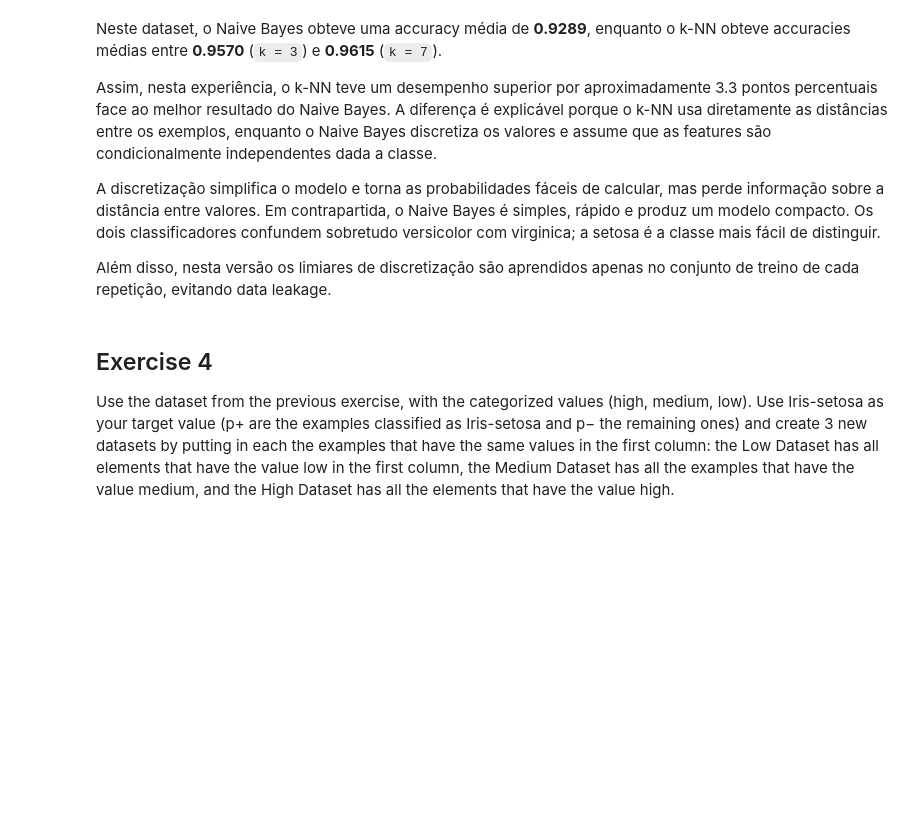
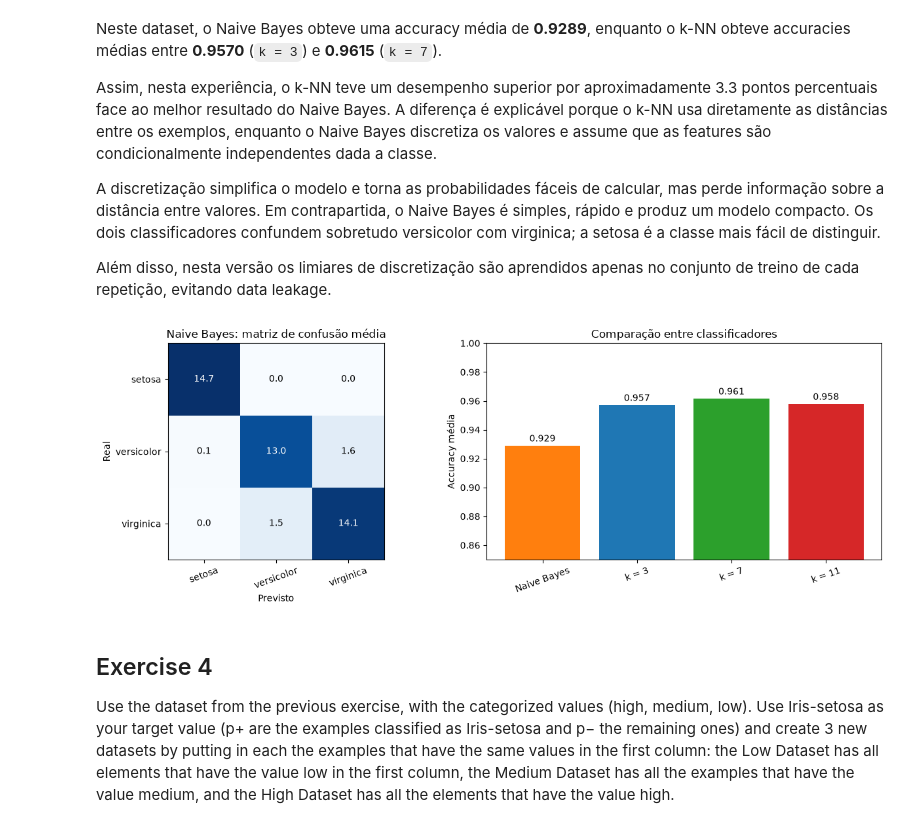
Before and after one commit to Lopes2711/IAA, a Jupyter notebook: sup_learning/sup_learning.ipynb, the cells around one changed output. Drawn from its saved outputs; the diff is of its cells as text; code cells hidden in the pictures; blank space fills up the shorter version.

Commit message:
fix:exs 3 and 4 and added visualizations

```diff
--- a/sup_learning/sup_learning.ipynb
+++ b/sup_learning/sup_learning.ipynb
@@ -959,6 +959,49 @@ Assim, nesta experiência, o k-NN teve um desempenho superior por aproximadament
 A discretização simplifica o modelo e torna as probabilidades fáceis de calcular, mas perde informação sobre a distância entre valores. Em contrapartida, o Naive Bayes é simples, rápido e produz um modelo compacto. Os dois classificadores confundem sobretudo versicolor com virginica; a setosa é a classe mais fácil de distinguir.
 
 Além disso, nesta versão os limiares de discretização são aprendidos apenas no conjunto de treino de cada repetição, evitando data leakage.
+# %%
+# Visualizações do Exercício 3
+
+fig, axes = plt.subplots(1, 2, figsize=(13, 4.5))
+
+axes[0].imshow(nb_confusion_mean, cmap="Blues")
+for row_index in range(len(class_names_nb)):
+    for column_index in range(len(class_names_nb)):
+        axes[0].text(
+            column_index,
+            row_index,
+            f"{nb_confusion_mean[row_index, column_index]:.1f}",
+            ha="center",
+            va="center",
+            color="white"
+            if nb_confusion_mean[row_index, column_index] > nb_confusion_mean.max() / 2
+            else "black",
+        )
+axes[0].set_xticks(range(len(class_names_nb)), [name.replace("Iris-", "") for name in class_names_nb], rotation=20)
+axes[0].set_yticks(range(len(class_names_nb)), [name.replace("Iris-", "") for name in class_names_nb])
+axes[0].set_xlabel("Previsto")
+axes[0].set_ylabel("Real")
+axes[0].set_title("Naive Bayes: matriz de confusão média")
+
+model_names = ["Naive Bayes", "k = 3", "k = 7", "k = 11"]
+model_accuracies = [
+    nb_metrics_mean[0],
+    np.mean(accuracies[3]),
+    np.mean(accuracies[7]),
+    np.mean(accuracies[11]),
+]
+axes[1].bar(model_names, model_accuracies, color=["tab:orange", "tab:blue", "tab:green", "tab:red"])
+axes[1].set_ylim(0.85, 1.0)
+axes[1].set_ylabel("Accuracy média")
+axes[1].set_title("Comparação entre classificadores")
+axes[1].tick_params(axis="x", rotation=20)
+for index, value in enumerate(model_accuracies):
+    axes[1].text(index, value + 0.003, f"{value:.3f}", ha="center")
+
+plt.tight_layout()
+plt.show()
+# %% [output]
+[figure, added]
 # %% [markdown]
 ## Exercise 4
 Use the dataset from the previous exercise, with the categorized values (high, medium, low). Use Iris-setosa as your target value (p+ are the examples classified as Iris-setosa and p− the remaining ones) and create 3 new datasets by putting in each the examples that have the same values in the first column: the Low Dataset has all elements that have the value low in the first column, the Medium Dataset has all the examples that have the value medium, and the High Dataset has all the elements that have the value high.
```
Also changed, not shown: parts of 4 cells of this notebook.
